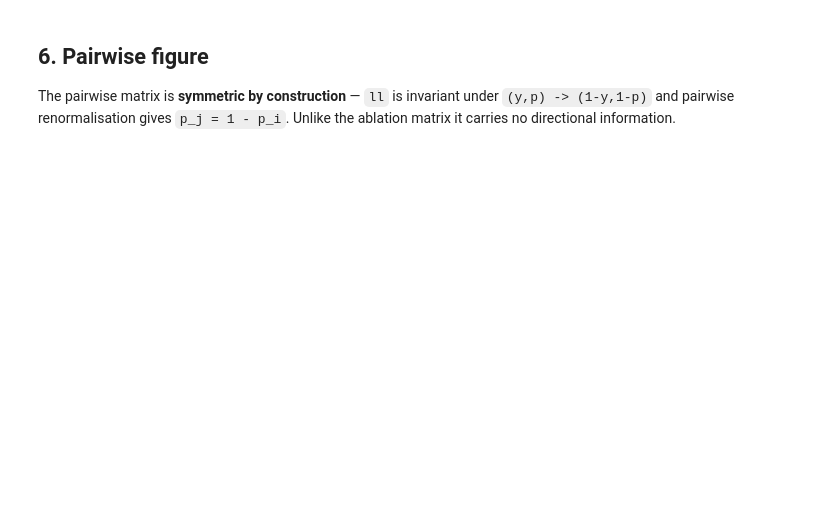
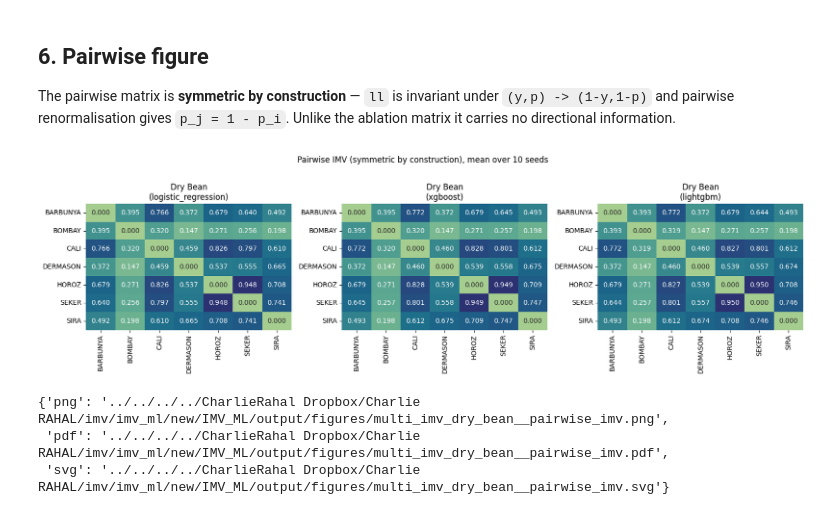
Before and after one commit to intermodelvigorish/IMV_ML, a Jupyter notebook: src/multi_imv/multi_imv_dry_bean.ipynb, the cells around one changed output. Cells and saved outputs as stored; diff of their text form; code cells hidden in the pictures; blank space fills up the shorter version.

```diff
--- a/src/multi_imv/multi_imv_dry_bean.ipynb
+++ b/src/multi_imv/multi_imv_dry_bean.ipynb
@@ -178,16 +377,21 @@ The pairwise matrix is **symmetric by construction** — `ll` is invariant under
 # %%
 fig, axes = plt.subplots(1, len(mean_matrices), figsize=(5.4 * len(mean_matrices), 4.6))
 axes = np.atleast_1d(axes)
 for ax, (name, matrix) in zip(axes, mean_matrices.items()):
     sns.heatmap(matrix, annot=True, fmt=".3f", cmap="crest", cbar=False, ax=ax,
                 xticklabels=CLASS_NAMES, yticklabels=CLASS_NAMES)
     ax.set_title(f"{TITLE}\n({name})")
 fig.suptitle("Pairwise IMV (symmetric by construction), mean over "
              f"{len(SEEDS)} seeds", y=1.02)
 fig.tight_layout()
 paths = {file_format: relative_path(path, start=ARTIFACTS)
          for file_format, path in save_figure(
-             fig, FIGURES / f"{DATASET}_pairwise_imv"
+             fig, FIGURES / "multi_imv_dry_bean__pairwise_imv"
          ).items()}
 plt.show()
 paths
+# %% [output]
+[figure, added]
+{'png': '../../../../CharlieRahal Dropbox/Charlie RAHAL/imv/imv_ml/new/IMV_ML/output/figures/multi_imv_dry_bean__pairwise_imv.png',
+ 'pdf': '../../../../CharlieRahal Dropbox/Charlie RAHAL/imv/imv_ml/new/IMV_ML/output/figures/multi_imv_dry_bean__pairwise_imv.pdf',
+ 'svg': '../../../../CharlieRahal Dropbox/Charlie RAHAL/imv/imv_ml/new/IMV_ML/output/figures/multi_imv_dry_bean__pairwise_imv.svg'}
```
Also changed, not shown: parts of 7 cells of this notebook, 54 other files.
